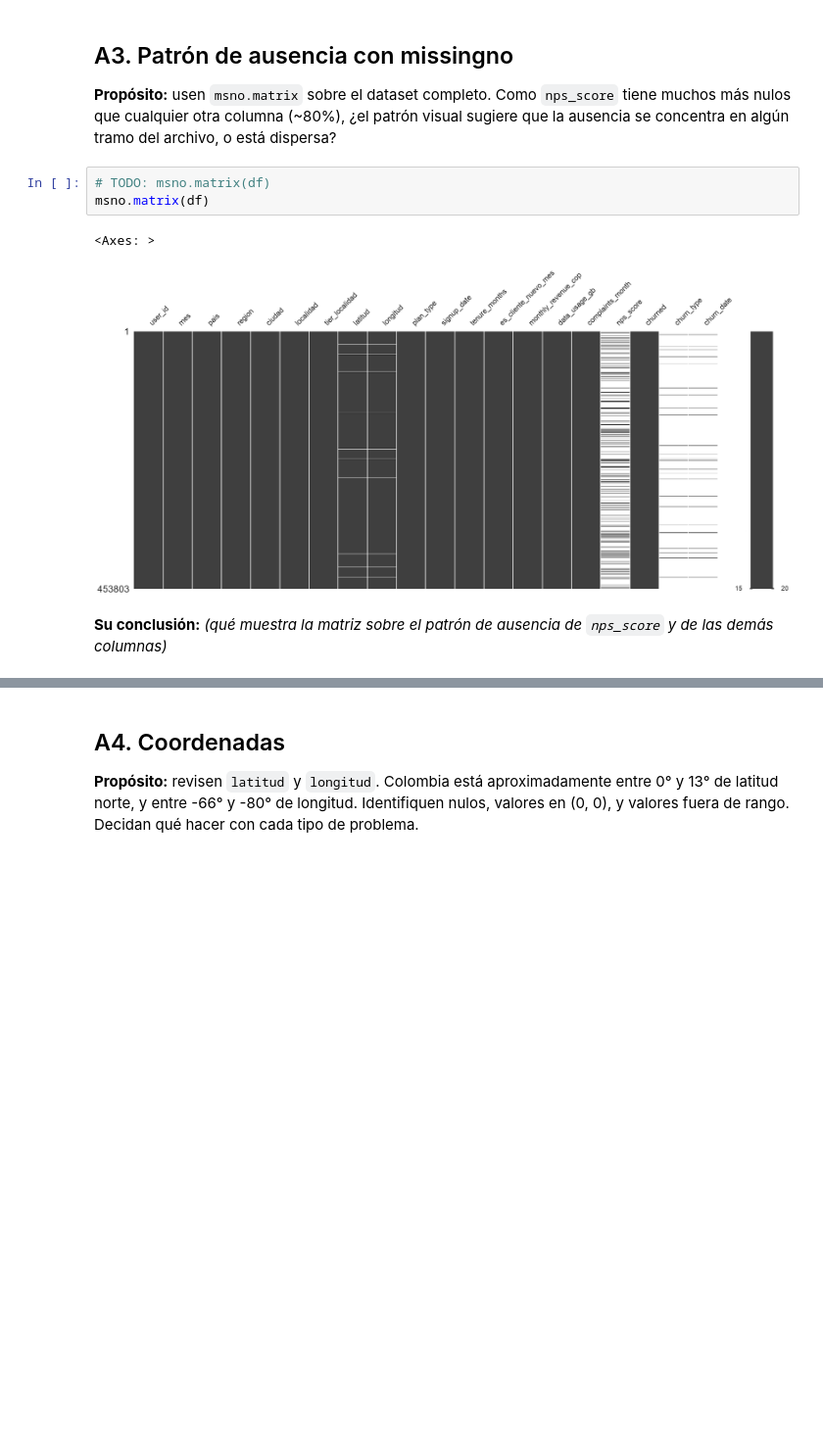
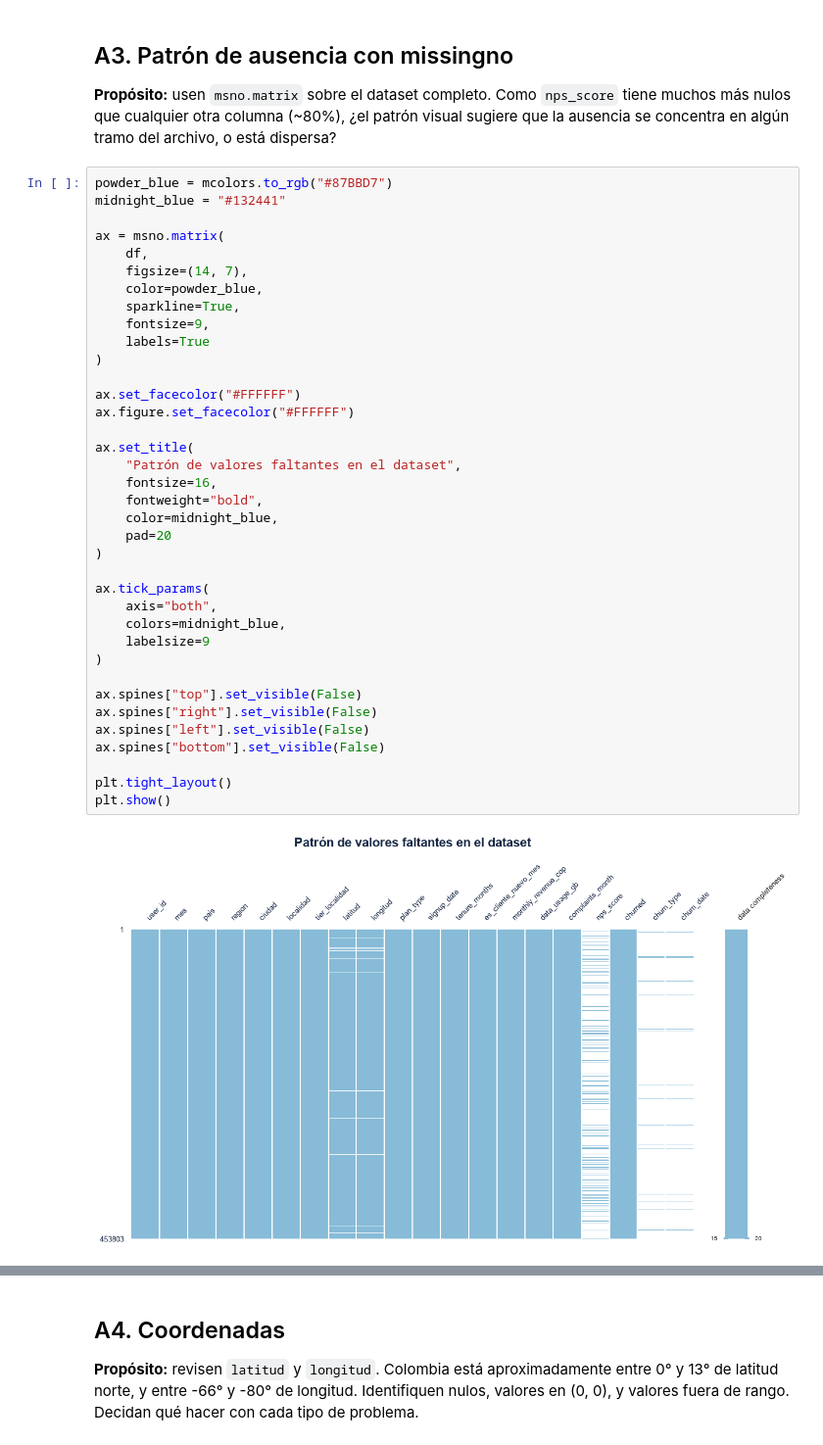
Before and after one commit to jp0617/visualizacionAnalisis, a Jupyter notebook: v0.1_s3_dataviz_grupo1.ipynb, the cells around one changed output, grey strips where cells are left out. Shown at 98% size. Cells and saved outputs as stored; diff of their text form; blank space fills up the shorter version.

```diff
--- a/v0.1_s3_dataviz_grupo1.ipynb
+++ b/v0.1_s3_dataviz_grupo1.ipynb
@@ -242,11 +226,42 @@ plt.show()
 ## A3. Patrón de ausencia con missingno
 
 **Propósito:** usen `msno.matrix` sobre el dataset completo. Como `nps_score` tiene muchos más nulos que cualquier otra columna (~80%), ¿el patrón visual sugiere que la ausencia se concentra en algún tramo del archivo, o está dispersa?
-# %%
-# TODO: msno.matrix(df)
-msno.matrix(df)
-# %% [output]
-<Axes: >
-[figure, removed]
-# %% [markdown]
-**Su conclusión:** _(qué muestra la matriz sobre el patrón de ausencia de `nps_score` y de las demás columnas)_
+# %%
+powder_blue = mcolors.to_rgb("#87BBD7")
+midnight_blue = "#132441"
+
+ax = msno.matrix(
+    df,
+    figsize=(14, 7),
+    color=powder_blue,
+    sparkline=True,
+    fontsize=9,
+    labels=True
+)
+
+ax.set_facecolor("#FFFFFF")
+ax.figure.set_facecolor("#FFFFFF")
+
+ax.set_title(
+    "Patrón de valores faltantes en el dataset",
+    fontsize=16,
+    fontweight="bold",
+    color=midnight_blue,
+    pad=20
+)
+
+ax.tick_params(
+    axis="both",
+    colors=midnight_blue,
+    labelsize=9
+)
+
+ax.spines["top"].set_visible(False)
+ax.spines["right"].set_visible(False)
+ax.spines["left"].set_visible(False)
+ax.spines["bottom"].set_visible(False)
+
+plt.tight_layout()
+plt.show()
+# %% [output]
+[figure, added]
```
Also changed, not shown: parts of 27 cells of this notebook, 1 other file.
